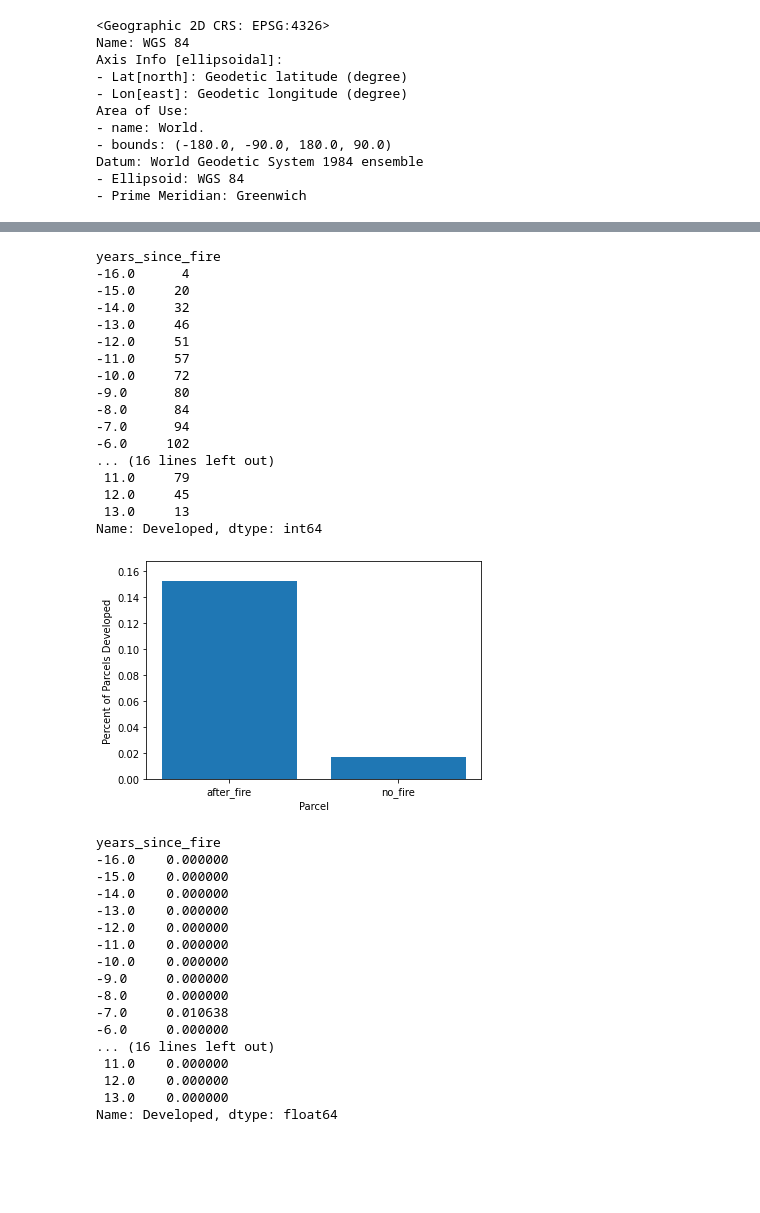
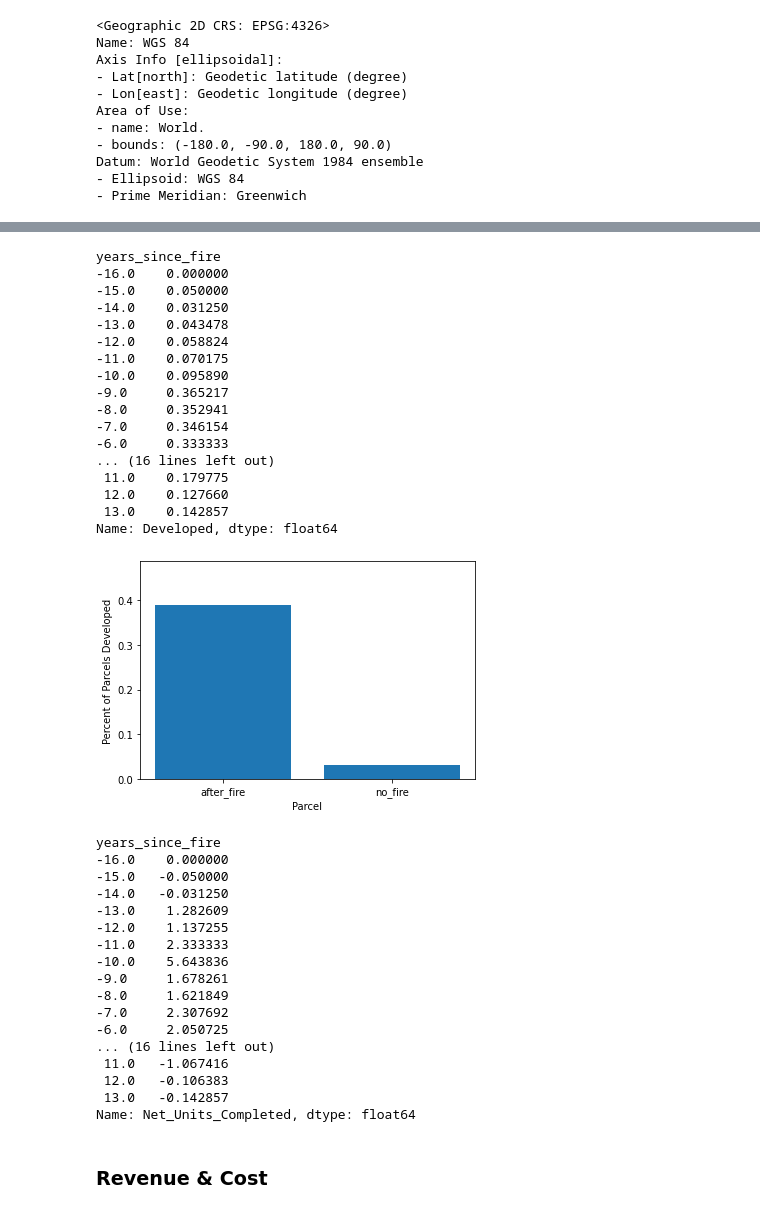
Before and after one commit to sdamerdji/dissertation, a Jupyter notebook: iv/fires iv.ipynb, the cells around one changed output, grey strips where cells are left out. Cells and saved outputs as stored; diff of their text form; code cells hidden in the pictures; blank space fills up the shorter version.

Commit message:
clean, assemble df for panel data for fires

```diff
--- a/iv/fires iv.ipynb
+++ b/iv/fires iv.ipynb
@@ -24,0 +72,6 @@ panel_df.sample(10)[['home_size1', 'year', 'rent/sf', 'assessor_neighborhood']]
+# %%
+panel_df_pois.Developed = panel_df_pois.index_right.notna()
+# %%
+panel_df_pois.Net_Units_Completed = panel_df_pois.Net_Units_Completed.fillna(0)
+# %%
+panel_df_pois = panel_df_pois.drop(columns='index_right')
@@ -49,7 +104,7 @@ Datum: World Geodetic System 1984 ensemble
 - Ellipsoid: WGS 84
 - Prime Meridian: Greenwich
 # %%
-panel_fires = gpd.sjoin(panel_df,
+panel_fires = gpd.sjoin(panel_df_pois,
                         fires[['geometry',
                                'estimated_property_loss',
                                'incident_date']].rename(columns=
@@ -124,57 +165,59 @@ plt.show()
 # %%
- panel_fires.groupby('years_since_fire')['Developed'].agg('count')
+ panel_fires.groupby('years_since_fire')['Developed'].mean()
 # %% [output]
 years_since_fire
--16.0      4
--15.0     20
--14.0     32
--13.0     46
--12.0     51
--11.0     57
--10.0     72
--9.0      80
--8.0      84
--7.0      94
--6.0     102
+-16.0    0.000000
+-15.0    0.050000
+-14.0    0.031250
+-13.0    0.043478
+-12.0    0.058824
+-11.0    0.070175
+-10.0    0.095890
+-9.0     0.365217
+-8.0     0.352941
+-7.0     0.346154
+-6.0     0.333333
 ... (16 lines left out)
- 11.0     79
- 12.0     45
- 13.0     13
-Name: Developed, dtype: int64
+ 11.0    0.179775
+ 12.0    0.127660
+ 13.0    0.142857
+Name: Developed, dtype: float64
 # %%
 panel_fires['fire_category'] = np.where(panel_fires['years_since_fire'].fillna(-1) < 0, 'no_fire', 'after_fire')
 
 # Compute the mean for each category
 plot_data = panel_fires.groupby('fire_category')['Developed'].mean().reset_index()
 
 # Plot using matplotlib
-plt.bar(plot_data['fire_category'], plot_data['Developed'] * 100)
+plt.bar(plot_data['fire_category'], plot_data['Developed'])
 
 # Set y-axis limit to 110% of the maximum value
-plt.ylim(0, plot_data['Developed'].max() * 1.10 * 100)
+plt.ylim(0, plot_data['Developed'].max() * 1.25)
 
 plt.ylabel('Percent of Parcels Developed')
 plt.xlabel('Parcel')
 plt.show()
 # %% [output]
-[figure, old version]
+[figure, new version]
 # %%
-panel_fires.groupby('years_since_fire')['Developed'].mean()
+panel_fires.groupby('years_since_fire')['Net_Units_Completed'].mean()
 # %% [output]
 years_since_fire
 -16.0    0.000000
--15.0    0.000000
--14.0    0.000000
--13.0    0.000000
--12.0    0.000000
--11.0    0.000000
--10.0    0.000000
--9.0     0.000000
--8.0     0.000000
--7.0     0.010638
--6.0     0.000000
+-15.0   -0.050000
+-14.0   -0.031250
+-13.0    1.282609
+-12.0    1.137255
+-11.0    2.333333
+-10.0    5.643836
+-9.0     1.678261
+-8.0     1.621849
+-7.0     2.307692
+-6.0     2.050725
 ... (16 lines left out)
- 11.0    0.000000
- 12.0    0.000000
- 13.0    0.000000
-Name: Developed, dtype: float64
+ 11.0   -1.067416
+ 12.0   -0.106383
+ 13.0   -0.142857
+Name: Net_Units_Completed, dtype: float64
+# %% [markdown]
+### Revenue & Cost
```
Also changed, not shown: parts of 20 cells of this notebook.
